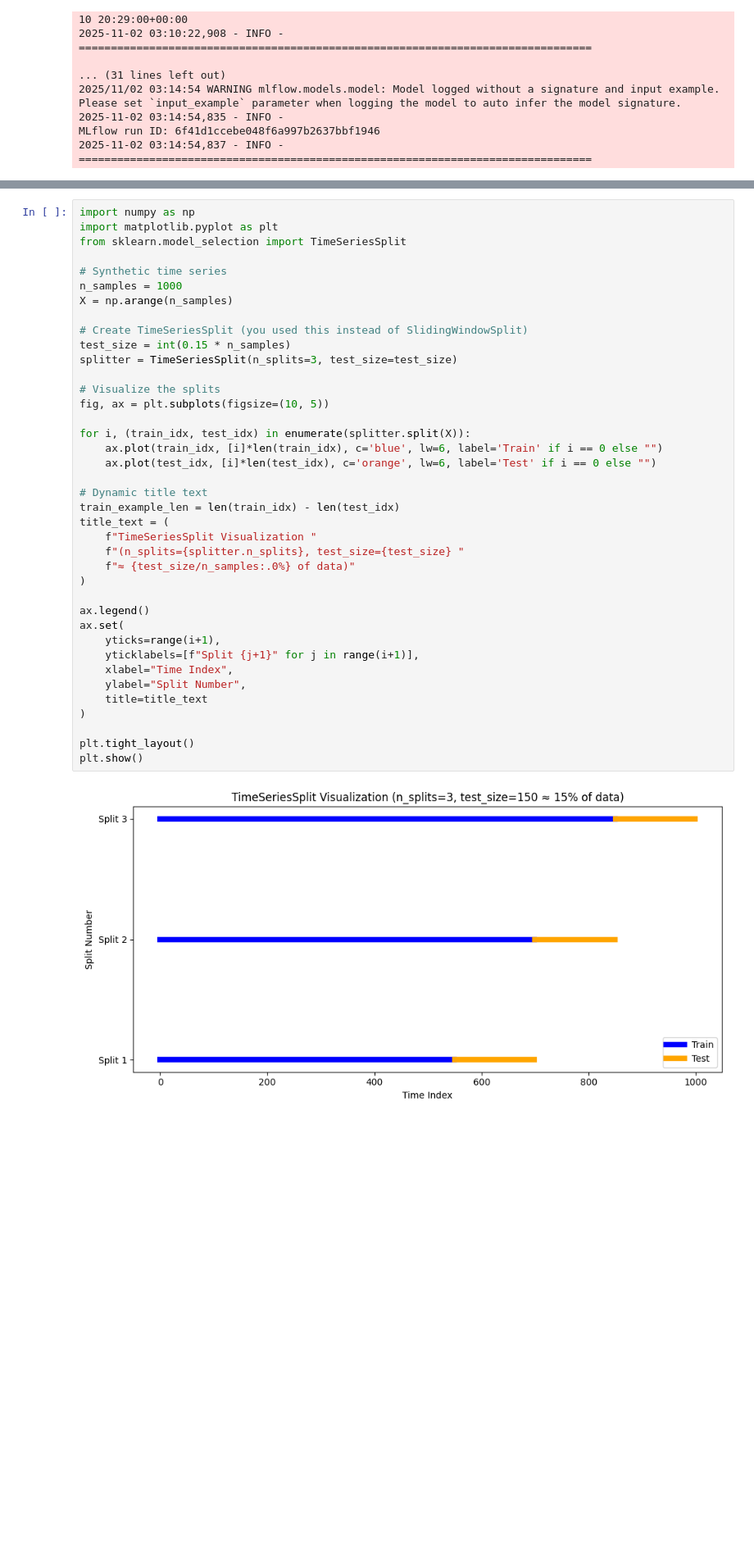
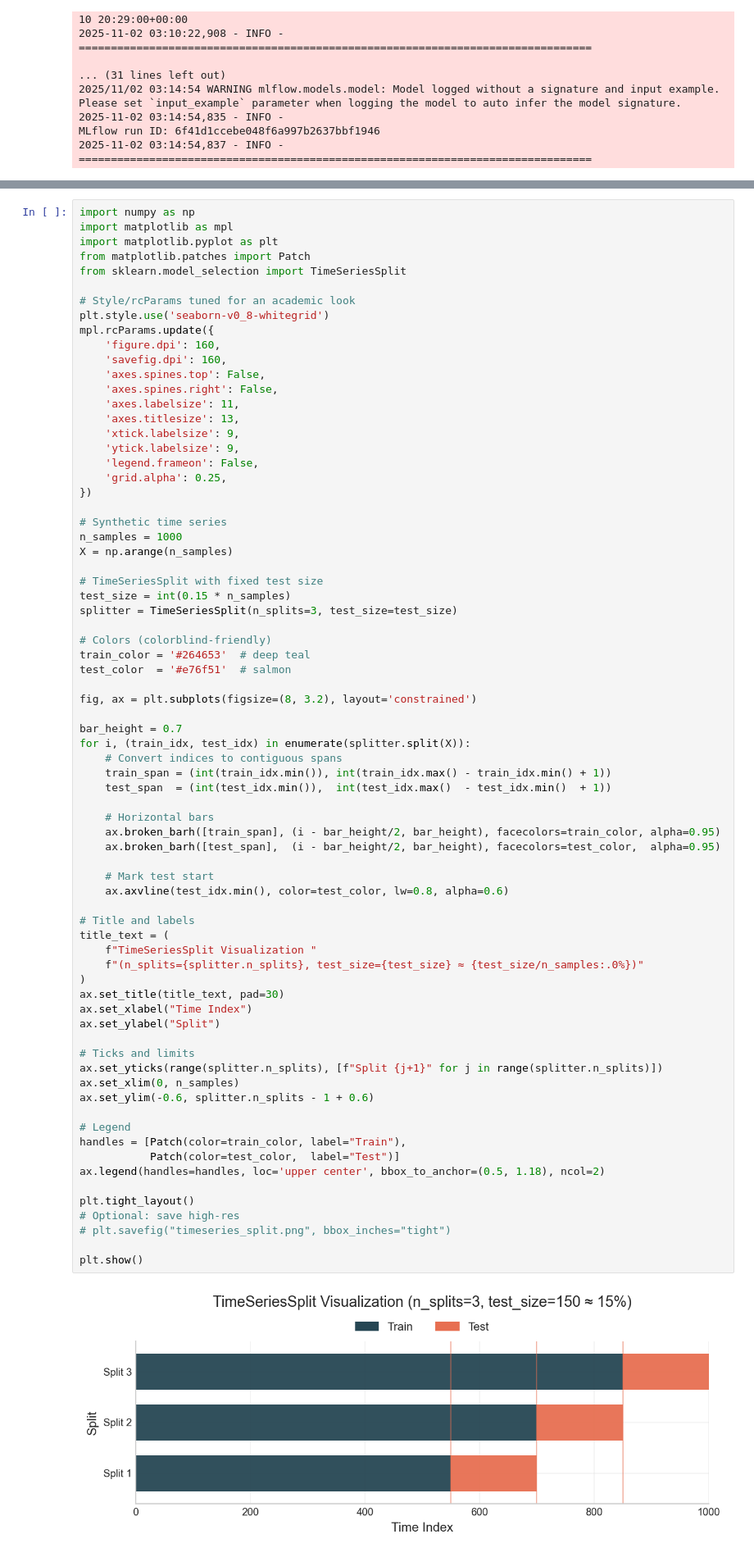
Before and after one commit to kht321/fx-ml-pipeline, a Jupyter notebook: notebooks/N03_hyperparameter_testing.ipynb, the cells around one changed output, grey strips where cells are left out. Shown at 82% size. Cells and saved outputs as stored; diff of their text form; blank space fills up the shorter version.

```diff
--- a/notebooks/N03_hyperparameter_testing.ipynb
+++ b/notebooks/N03_hyperparameter_testing.ipynb
@@ -93,41 +218,75 @@ MLflow run ID: 6f41d1ccebe048f6a997b2637bbf1946
 # %%
 import numpy as np
+import matplotlib as mpl
 import matplotlib.pyplot as plt
+from matplotlib.patches import Patch
 from sklearn.model_selection import TimeSeriesSplit
+
+# Style/rcParams tuned for an academic look
+plt.style.use('seaborn-v0_8-whitegrid')
+mpl.rcParams.update({
+    'figure.dpi': 160,
+    'savefig.dpi': 160,
+    'axes.spines.top': False,
+    'axes.spines.right': False,
+    'axes.labelsize': 11,
+    'axes.titlesize': 13,
+    'xtick.labelsize': 9,
+    'ytick.labelsize': 9,
+    'legend.frameon': False,
+    'grid.alpha': 0.25,
+})
 
 # Synthetic time series
 n_samples = 1000
 X = np.arange(n_samples)
 
-# Create TimeSeriesSplit (you used this instead of SlidingWindowSplit)
+# TimeSeriesSplit with fixed test size
 test_size = int(0.15 * n_samples)
 splitter = TimeSeriesSplit(n_splits=3, test_size=test_size)
 
-# Visualize the splits
-fig, ax = plt.subplots(figsize=(10, 5))
+# Colors (colorblind-friendly)
+train_color = '#264653'  # deep teal
+test_color  = '#e76f51'  # salmon
 
+fig, ax = plt.subplots(figsize=(8, 3.2), layout='constrained')
+
+bar_height = 0.7
 for i, (train_idx, test_idx) in enumerate(splitter.split(X)):
-    ax.plot(train_idx, [i]*len(train_idx), c='blue', lw=6, label='Train' if i == 0 else "")
-    ax.plot(test_idx, [i]*len(test_idx), c='orange', lw=6, label='Test' if i == 0 else "")
+    # Convert indices to contiguous spans
+    train_span = (int(train_idx.min()), int(train_idx.max() - train_idx.min() + 1))
+    test_span  = (int(test_idx.min()),  int(test_idx.max()  - test_idx.min()  + 1))
 
-# Dynamic title text
-train_example_len = len(train_idx) - len(test_idx)
+    # Horizontal bars
+    ax.broken_barh([train_span], (i - bar_height/2, bar_height), facecolors=train_color, alpha=0.95)
+    ax.broken_barh([test_span],  (i - bar_height/2, bar_height), facecolors=test_color,  alpha=0.95)
+
+    # Mark test start
+    ax.axvline(test_idx.min(), color=test_color, lw=0.8, alpha=0.6)
+
+# Title and labels
 title_text = (
     f"TimeSeriesSplit Visualization "
-    f"(n_splits={splitter.n_splits}, test_size={test_size} "
-    f"≈ {test_size/n_samples:.0%} of data)"
+    f"(n_splits={splitter.n_splits}, test_size={test_size} ≈ {test_size/n_samples:.0%})"
 )
+ax.set_title(title_text, pad=30)
+ax.set_xlabel("Time Index")
+ax.set_ylabel("Split")
 
-ax.legend()
-ax.set(
-    yticks=range(i+1),
-    yticklabels=[f"Split {j+1}" for j in range(i+1)],
-    xlabel="Time Index",
-    ylabel="Split Number",
-    title=title_text
-)
+# Ticks and limits
+ax.set_yticks(range(splitter.n_splits), [f"Split {j+1}" for j in range(splitter.n_splits)])
+ax.set_xlim(0, n_samples)
+ax.set_ylim(-0.6, splitter.n_splits - 1 + 0.6)
+
+# Legend
+handles = [Patch(color=train_color, label="Train"),
+           Patch(color=test_color,  label="Test")]
+ax.legend(handles=handles, loc='upper center', bbox_to_anchor=(0.5, 1.18), ncol=2)
 
 plt.tight_layout()
+# Optional: save high-res
+# plt.savefig("timeseries_split.png", bbox_inches="tight")
+
 plt.show()
 # %% [output]
-[figure, old version]
+[figure, new version]
```
Also changed, not shown: parts of 14 cells of this notebook, 5 other files.
